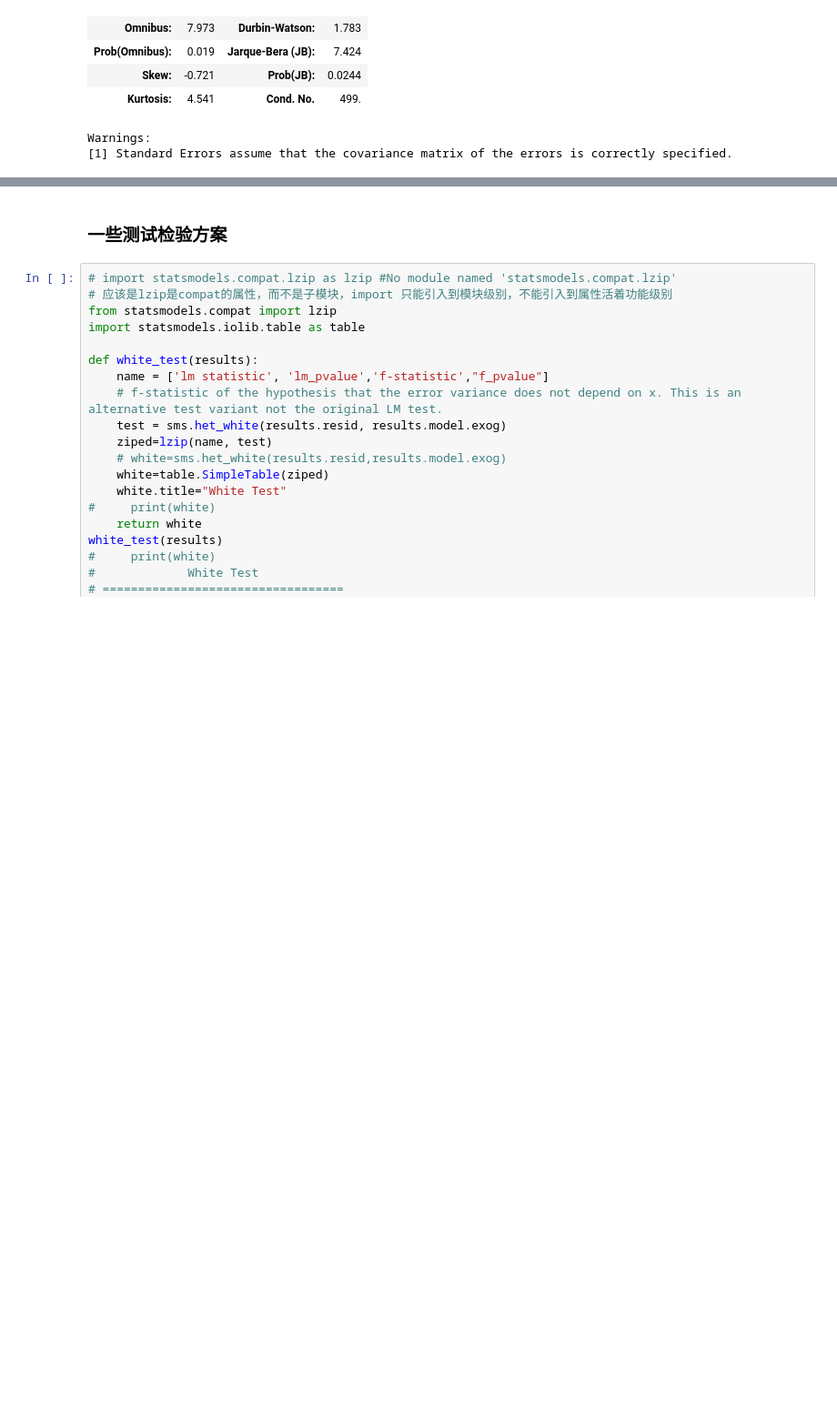
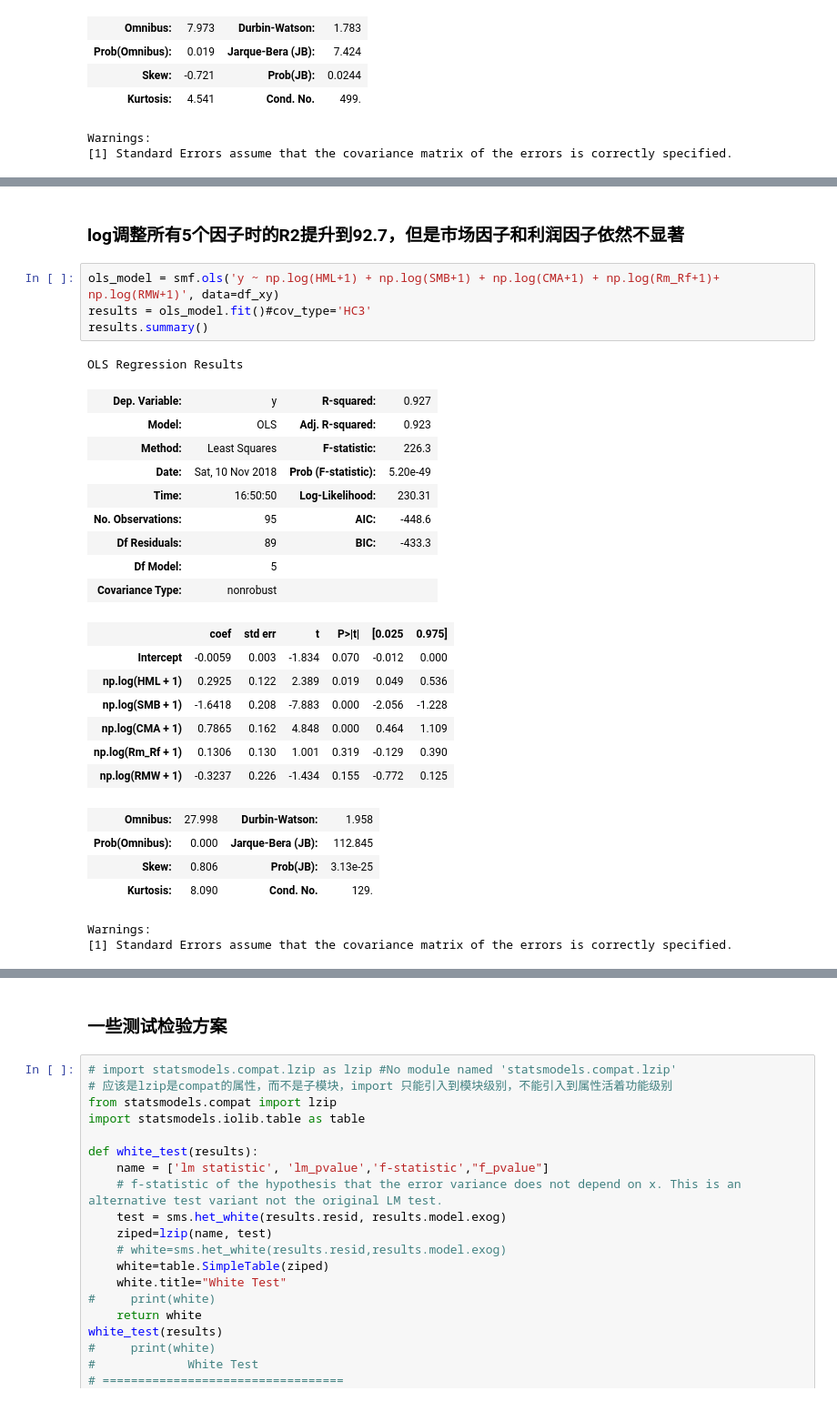
Before and after one commit to brainee/fama, a Jupyter notebook: fama5/zy-fama-frech-4-generial.ipynb, the cells around one changed output, grey strips where cells are left out. Shown at 91% size. Cells and saved outputs as stored; diff of their text form; blank space fills up the shorter version.

```diff
--- a/fama5/zy-fama-frech-4-generial.ipynb
+++ b/fama5/zy-fama-frech-4-generial.ipynb
@@ -1679,2 +1682,32 @@ OLS Regression Results
 Warnings:
 [1] Standard Errors assume that the covariance matrix of the errors is correctly specified.
+# %% [markdown]
+### log调整所有5个因子时的R2提升到92.7，但是市场因子和利润因子依然不显著
+# %%
+ols_model = smf.ols('y ~ np.log(HML+1) + np.log(SMB+1) + np.log(CMA+1) + np.log(Rm_Rf+1)+ np.log(RMW+1)', data=df_xy)
+results = ols_model.fit()#cov_type='HC3'
+results.summary()
+# %% [output]
+OLS Regression Results
+| Dep. Variable: | y | R-squared: | 0.927 |
+| Model: | OLS | Adj. R-squared: | 0.923 |
+| Method: | Least Squares | F-statistic: | 226.3 |
+| Date: | Sat, 10 Nov 2018 | Prob (F-statistic): | 5.20e-49 |
+| Time: | 16:50:50 | Log-Likelihood: | 230.31 |
+| No. Observations: | 95 | AIC: | -448.6 |
+| Df Residuals: | 89 | BIC: | -433.3 |
+| Df Model: | 5 |  |  |
+| Covariance Type: | nonrobust |  |  |
+|  | coef | std err | t | P>|t| | [0.025 | 0.975] |
+| Intercept | -0.0059 | 0.003 | -1.834 | 0.070 | -0.012 | 0.000 |
+| np.log(HML + 1) | 0.2925 | 0.122 | 2.389 | 0.019 | 0.049 | 0.536 |
+| np.log(SMB + 1) | -1.6418 | 0.208 | -7.883 | 0.000 | -2.056 | -1.228 |
+| np.log(CMA + 1) | 0.7865 | 0.162 | 4.848 | 0.000 | 0.464 | 1.109 |
+| np.log(Rm_Rf + 1) | 0.1306 | 0.130 | 1.001 | 0.319 | -0.129 | 0.390 |
+| np.log(RMW + 1) | -0.3237 | 0.226 | -1.434 | 0.155 | -0.772 | 0.125 |
+| Omnibus: | 27.998 | Durbin-Watson: | 1.958 |
+| Prob(Omnibus): | 0.000 | Jarque-Bera (JB): | 112.845 |
+| Skew: | 0.806 | Prob(JB): | 3.13e-25 |
+| Kurtosis: | 8.090 | Cond. No. | 129. |
+Warnings:
+[1] Standard Errors assume that the covariance matrix of the errors is correctly specified.
```
Also changed, not shown: parts of 6 cells of this notebook, 3 other files.
